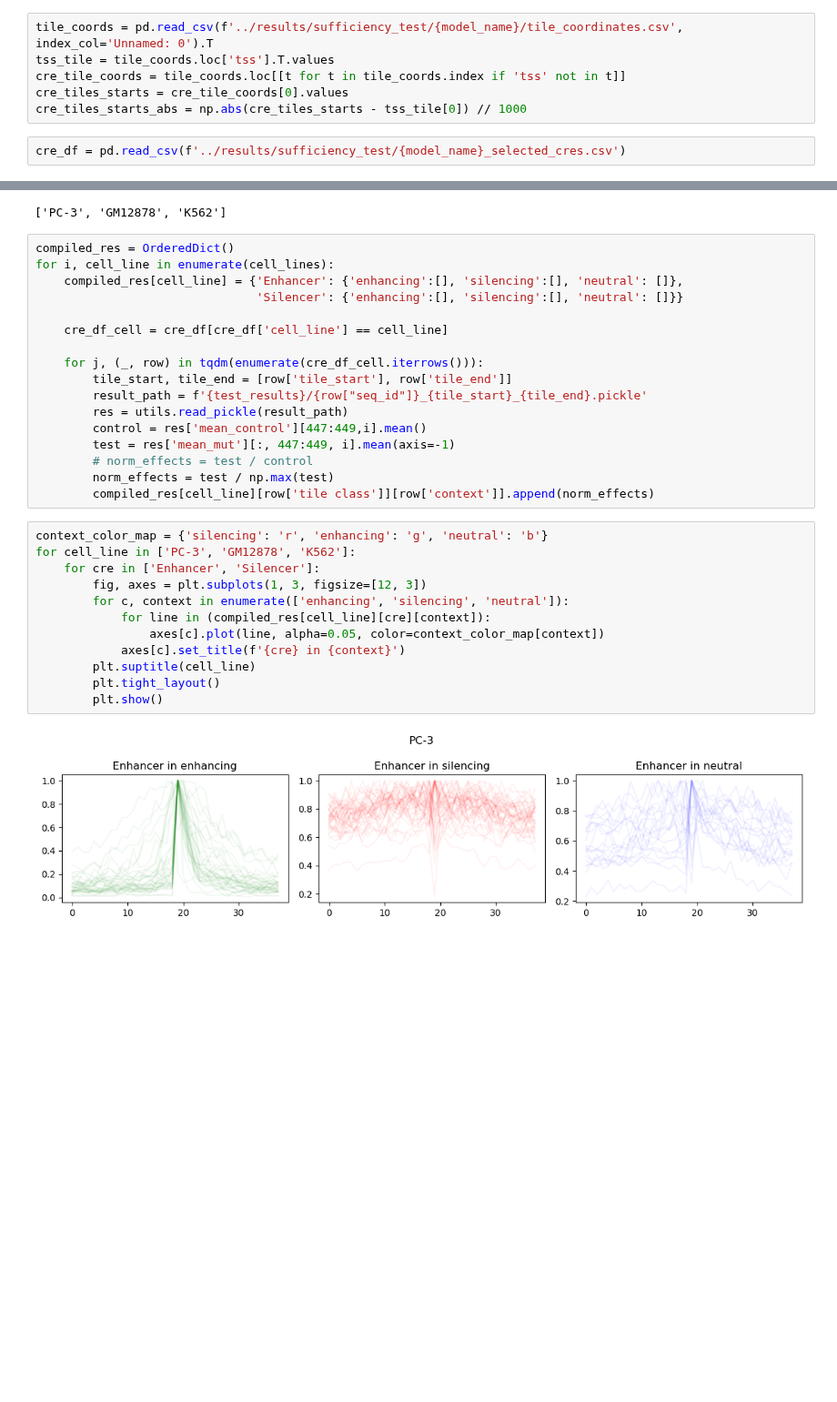
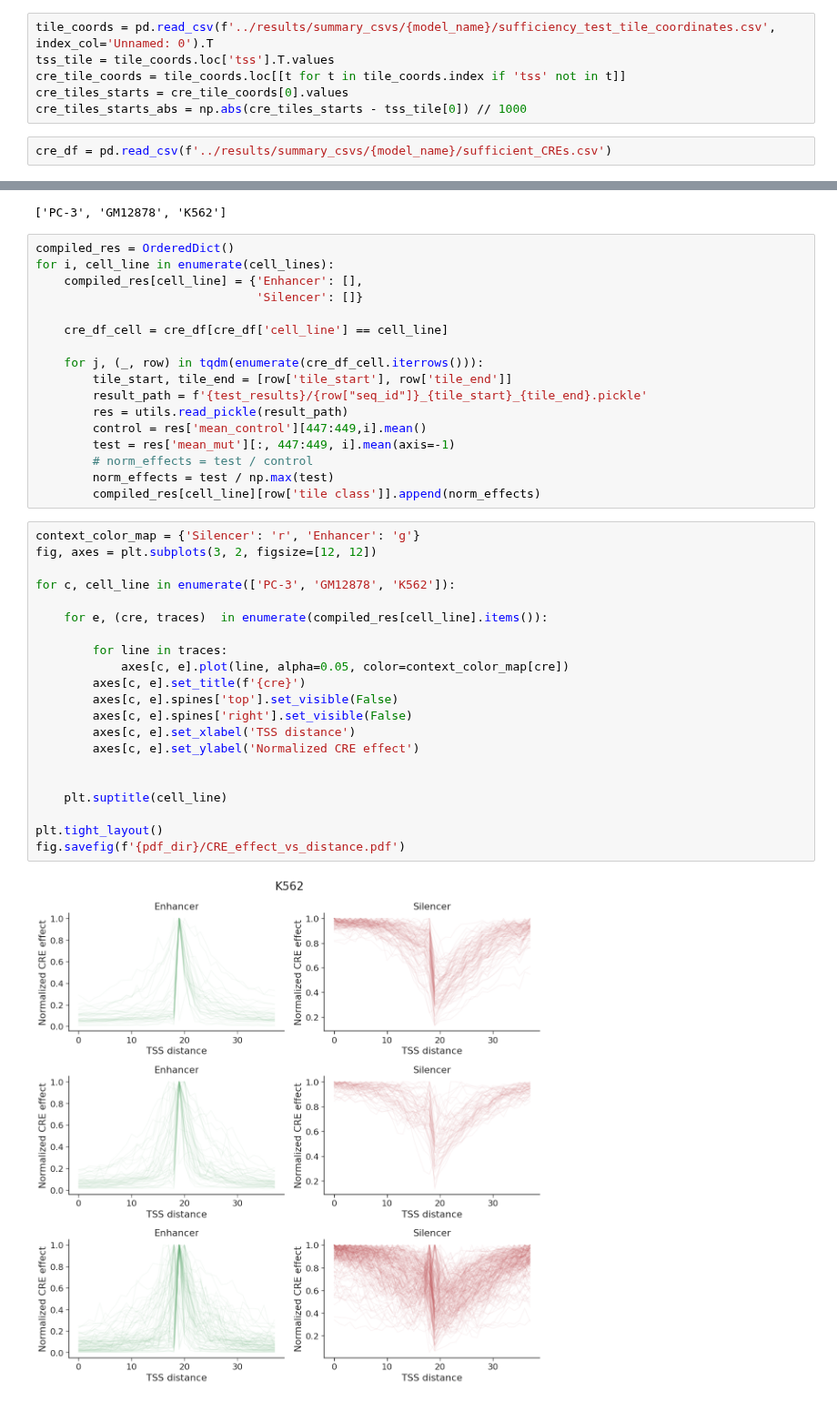
Before and after one commit to p-koo/creme-nn, a Jupyter notebook: figures/distance_test.ipynb, the cells around one changed output, grey strips where cells are left out. Shown at 91% size. Drawn from its saved outputs; the diff is of its cells as text; blank space fills up the shorter version.

```diff
--- a/figures/distance_test.ipynb
+++ b/figures/distance_test.ipynb
@@ -28,11 +31,11 @@ test_results = f'../results/distance_test/{model_name}/'
 # %%
-tile_coords = pd.read_csv(f'../results/sufficiency_test/{model_name}/tile_coordinates.csv', index_col='Unnamed: 0').T
+tile_coords = pd.read_csv(f'../results/summary_csvs/{model_name}/sufficiency_test_tile_coordinates.csv', index_col='Unnamed: 0').T
 tss_tile = tile_coords.loc['tss'].T.values
 cre_tile_coords = tile_coords.loc[[t for t in tile_coords.index if 'tss' not in t]]
 cre_tiles_starts = cre_tile_coords[0].values
 cre_tiles_starts_abs = np.abs(cre_tiles_starts - tss_tile[0]) // 1000
 # %%
-cre_df = pd.read_csv(f'../results/sufficiency_test/{model_name}_selected_cres.csv')
+cre_df = pd.read_csv(f'../results/summary_csvs/{model_name}/sufficient_CREs.csv')
 # %%
 cre_df.groupby(['cell_line', 'context', 'tile class']).count()['seq_id']
 # %% [output]
@@ -91,8 +86,8 @@ cell_lines
 # %%
 compiled_res = OrderedDict()
 for i, cell_line in enumerate(cell_lines):
-    compiled_res[cell_line] = {'Enhancer': {'enhancing':[], 'silencing':[], 'neutral': []},
-                               'Silencer': {'enhancing':[], 'silencing':[], 'neutral': []}}
+    compiled_res[cell_line] = {'Enhancer': [],
+                               'Silencer': []}
 
     cre_df_cell = cre_df[cre_df['cell_line'] == cell_line]
 
@@ -104,18 +99,27 @@ for i, cell_line in enumerate(cell_lines):
         test = res['mean_mut'][:, 447:449, i].mean(axis=-1)
         # norm_effects = test / control
         norm_effects = test / np.max(test)
-        compiled_res[cell_line][row['tile class']][row['context']].append(norm_effects)
+        compiled_res[cell_line][row['tile class']].append(norm_effects)
 # %%
-context_color_map = {'silencing': 'r', 'enhancing': 'g', 'neutral': 'b'}
-for cell_line in ['PC-3', 'GM12878', 'K562']:
-    for cre in ['Enhancer', 'Silencer']:
-        fig, axes = plt.subplots(1, 3, figsize=[12, 3])
-        for c, context in enumerate(['enhancing', 'silencing', 'neutral']):
-            for line in (compiled_res[cell_line][cre][context]):
-                axes[c].plot(line, alpha=0.05, color=context_color_map[context])
-            axes[c].set_title(f'{cre} in {context}')
-        plt.suptitle(cell_line)
-        plt.tight_layout()
-        plt.show()
+context_color_map = {'Silencer': 'r', 'Enhancer': 'g'}
+fig, axes = plt.subplots(3, 2, figsize=[12, 12])
+
+for c, cell_line in enumerate(['PC-3', 'GM12878', 'K562']):
+
+    for e, (cre, traces)  in enumerate(compiled_res[cell_line].items()):
+
+        for line in traces:
+            axes[c, e].plot(line, alpha=0.05, color=context_color_map[cre])
+        axes[c, e].set_title(f'{cre}')
+        axes[c, e].spines['top'].set_visible(False)
+        axes[c, e].spines['right'].set_visible(False)
+        axes[c, e].set_xlabel('TSS distance')
+        axes[c, e].set_ylabel('Normalized CRE effect')
+
+
+    plt.suptitle(cell_line)
+
+plt.tight_layout()
+fig.savefig(f'{pdf_dir}/CRE_effect_vs_distance.pdf')
 # %% [output]
-[figure, old version]
+[figure, new version]
```
Also changed, not shown: parts of 9 cells of this notebook, 10 other files.
